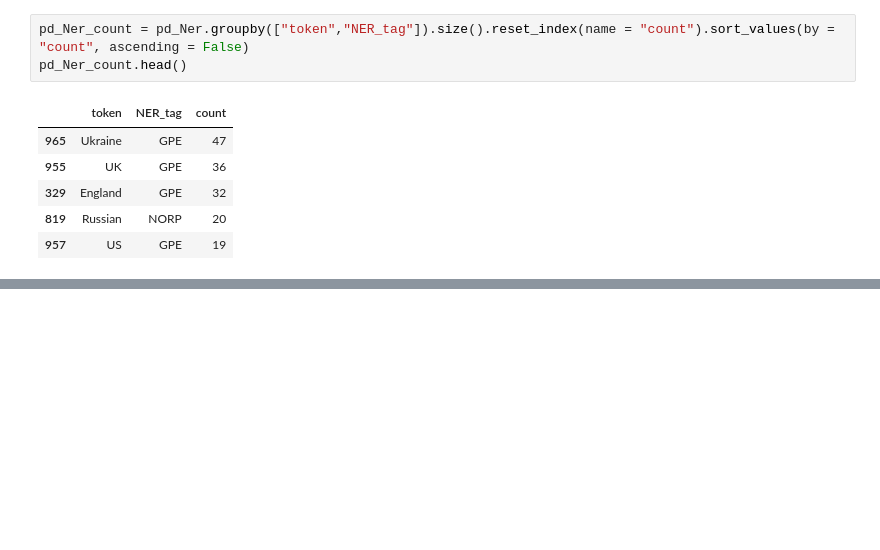
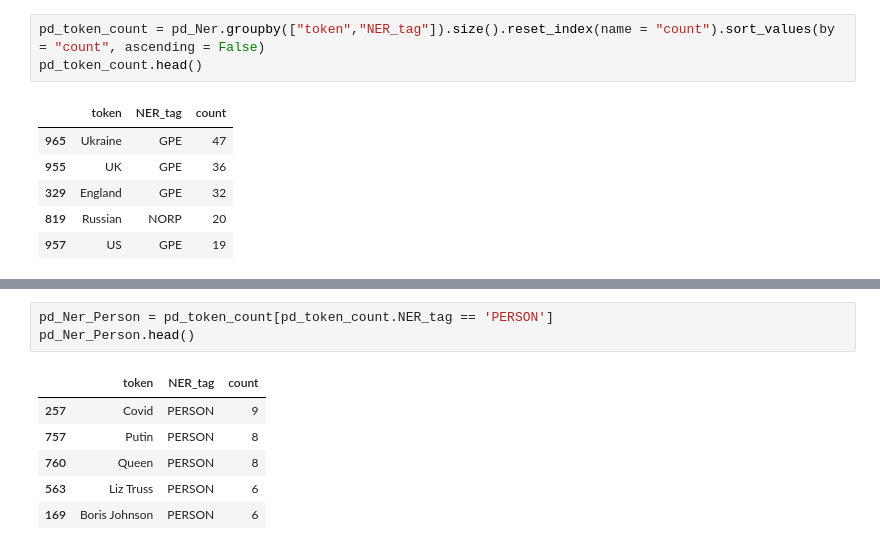
Before and after one commit to wanderer878/jupyter, a Jupyter notebook: practical_task_22.ipynb, the cells around one changed output, grey strips where cells are left out. Cells and saved outputs as stored; diff of their text form; blank space fills up the shorter version.

```diff
--- a/practical_task_22.ipynb
+++ b/practical_task_22.ipynb
@@ -205,8 +205,8 @@ displacy.render(spacy_doc, style = "ent", jupyter = True)
 # %% [output]
 [interactive output not drawn]
 # %%
-pd_Ner_count = pd_Ner.groupby(["token","NER_tag"]).size().reset_index(name = "count").sort_values(by = "count", ascending = False)
-pd_Ner_count.head()
+pd_token_count = pd_Ner.groupby(["token","NER_tag"]).size().reset_index(name = "count").sort_values(by = "count", ascending = False)
+pd_token_count.head()
 # %% [output]
 |  | token | NER_tag | count |
 | 965 | Ukraine | GPE | 47 |
@@ -216,0 +228,10 @@ pd_Ner_count.head()
+# %%
+pd_Ner_Person = pd_token_count[pd_token_count.NER_tag == 'PERSON']
+pd_Ner_Person.head()
+# %% [output]
+|  | token | NER_tag | count |
+| 257 | Covid | PERSON | 9 |
+| 757 | Putin | PERSON | 8 |
+| 760 | Queen | PERSON | 8 |
+| 563 | Liz Truss | PERSON | 6 |
+| 169 | Boris Johnson | PERSON | 6 |
```
Also changed, not shown: parts of 3 cells of this notebook.
